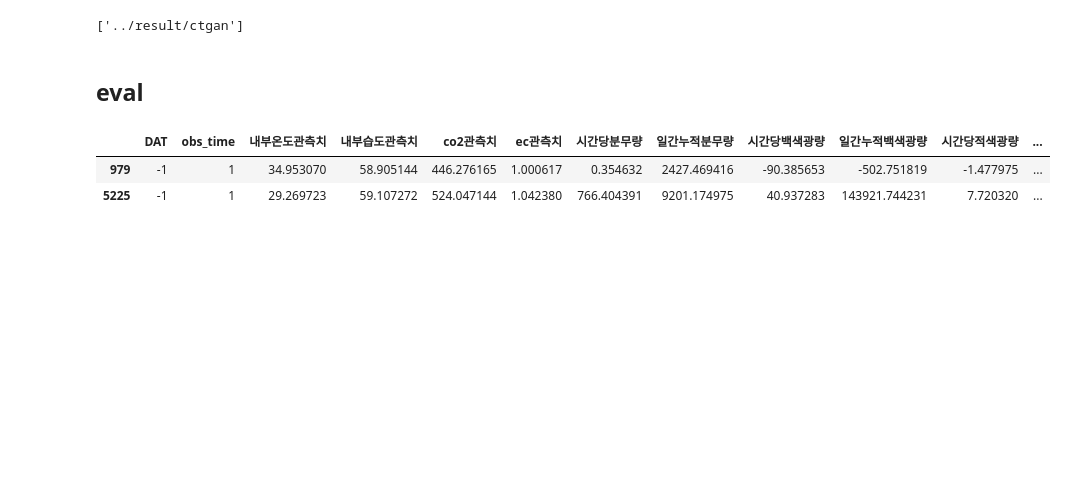
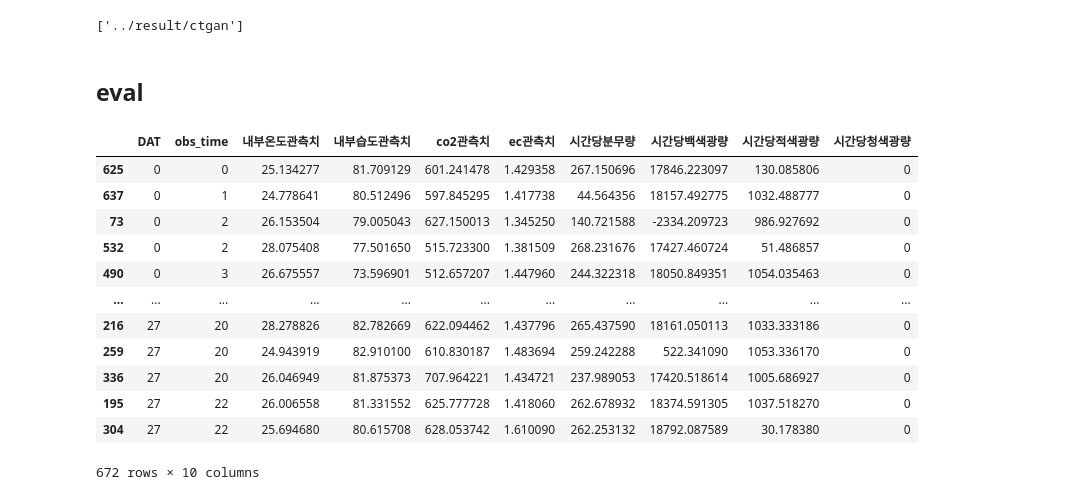
Before and after one commit to Myungbin/Lettuce-Growth-Environment-Prediction, a Jupyter notebook: code/baseline.ipynb, the cells around one changed output. Cells and saved outputs as stored; diff of their text form; code cells hidden in the pictures; blank space fills up the shorter version.

```diff
--- a/code/baseline.ipynb
+++ b/code/baseline.ipynb
@@ -56,7 +56,6 @@ def ctgan_preprocessing(df): # input : case df
 
     # input df
     df['obs_time'] = df.index % 24
-    df = abs(df)
 
     # limit data range
     df.loc[(df['내부온도관측치'] > 40), '내부온도관측치'] = 40
@@ -68,6 +67,15 @@ def ctgan_preprocessing(df): # input : case df
     df.loc[(df['시간당적색광량'] > 120000), '시간당적색광량'] = 120000
     df.loc[(df['시간당청색광량'] > 120000), '시간당청색광량'] = 120000
     df.loc[(df['시간당총광량'] > 120000), '시간당총광량'] = 120000
+    df.loc[(df['내부온도관측치'] < 0), '내부온도관측치'] = 0
+    df.loc[(df['내부습도관측치'] < 0), '내부습도관측치'] = 0
+    df.loc[(df['co2관측치'] < 0), 'co2관측치'] = 0
+    df.loc[(df['ec관측치'] < 0), 'ec관측치'] = 0
+    df.loc[(df['시간당분무량'] < 0), '시간당분무량'] = 0
+    df.loc[(df['시간당백색광량'] < 0), '시간당백색광량'] = 0
+    df.loc[(df['시간당적색광량'] < 0), '시간당적색광량'] = 0
+    df.loc[(df['시간당청색광량'] < 0), '시간당청색광량'] = 0
+    df.loc[(df['시간당총광량'] < 0), '시간당총광량'] = 0
     df['시간당총광량'] = df['시간당청색광량'] + df['시간당백색광량'] + df['시간당적색광량']
 
     cols = df.columns
@@ -77,11 +85,13 @@ def ctgan_preprocessing(df): # input : case df
         col = cols[i]
 
         if '누적' in col:
-            df[col] = df.groupby((df.obs_time == 0).cumsum()).agg(cols[i - 1]).cumsum()
+            # df[col] = df.groupby((df.obs_time == 0).cumsum()).agg(cols[i - 1]).cumsum()
+            df.drop([col], axis=1, inplace=True)
 
+    df.drop(['시간당총광량'], axis=1, inplace=True)
     print(f'Done. (ctgan preprocessing {raw_shape} => {df.shape})')
 
-    return df # df_fin
+    return df
 # %%
 X_case_0 = ctgan_preprocessing(case_0)
 X_case_0
@@ -104,9 +114,9 @@ Done. (ctgan preprocessing (672, 16) => (672, 16))
 ## train
 # %%
 # category cols
-discrete_cols = ['obs_time']
+discrete_cols = ['DAT', 'obs_time']
 
 # ctgan
 model = CTGAN(verbose=True)
-model.fit(X_tr, discrete_cols, epochs=100)
+model.fit(X_case_0, discrete_cols, epochs=100)
 # %% [output]
@@ -139,12 +149,22 @@ load_model = load('../result/ctgan')
 ## eval
 # %%
 # generate samples based on learned model
-aug_samples = model.sample(10000)
+aug_samples = model.sample(X_case_0.shape[0])
 
 # result of sorted samples
 aug_samples.sort_values(by=['DAT', 'obs_time'], ascending=[True, True], inplace=True)
-aug_samples.head(2)
+aug_samples
 # %% [output]
-|  | DAT | obs_time | 내부온도관측치 | 내부습도관측치 | co2관측치 | ec관측치 | 시간당분무량 | 일간누적분무량 | 시간당백색광량 | 일간누적백색광량 | 시간당적색광량 | ... |
-| 979 | -1 | 1 | 34.953070 | 58.905144 | 446.276165 | 1.000617 | 0.354632 | 2427.469416 | -90.385653 | -502.751819 | -1.477975 | ... |
-| 5225 | -1 | 1 | 29.269723 | 59.107272 | 524.047144 | 1.042380 | 766.404391 | 9201.174975 | 40.937283 | 143921.744231 | 7.720320 | ... |
+|  | DAT | obs_time | 내부온도관측치 | 내부습도관측치 | co2관측치 | ec관측치 | 시간당분무량 | 시간당백색광량 | 시간당적색광량 | 시간당청색광량 |
+| 625 | 0 | 0 | 25.134277 | 81.709129 | 601.241478 | 1.429358 | 267.150696 | 17846.223097 | 130.085806 | 0 |
+| 637 | 0 | 1 | 24.778641 | 80.512496 | 597.845295 | 1.417738 | 44.564356 | 18157.492775 | 1032.488777 | 0 |
+| 73 | 0 | 2 | 26.153504 | 79.005043 | 627.150013 | 1.345250 | 140.721588 | -2334.209723 | 986.927692 | 0 |
+| 532 | 0 | 2 | 28.075408 | 77.501650 | 515.723300 | 1.381509 | 268.231676 | 17427.460724 | 51.486857 | 0 |
+| 490 | 0 | 3 | 26.675557 | 73.596901 | 512.657207 | 1.447960 | 244.322318 | 18050.849351 | 1054.035463 | 0 |
+| ... | ... | ... | ... | ... | ... | ... | ... | ... | ... | ... |
+| 216 | 27 | 20 | 28.278826 | 82.782669 | 622.094462 | 1.437796 | 265.437590 | 18161.050113 | 1033.333186 | 0 |
+| 259 | 27 | 20 | 24.943919 | 82.910100 | 610.830187 | 1.483694 | 259.242288 | 522.341090 | 1053.336170 | 0 |
+| 336 | 27 | 20 | 26.046949 | 81.875373 | 707.964221 | 1.434721 | 237.989053 | 17420.518614 | 1005.686927 | 0 |
+| 195 | 27 | 22 | 26.006558 | 81.331552 | 625.777728 | 1.418060 | 262.678932 | 18374.591305 | 1037.518270 | 0 |
+| 304 | 27 | 22 | 25.694680 | 80.615708 | 628.053742 | 1.610090 | 262.253132 | 18792.087589 | 30.178380 | 0 |
+672 rows × 10 columns
```
Also changed, not shown: parts of 5 cells of this notebook, 38 other files.
